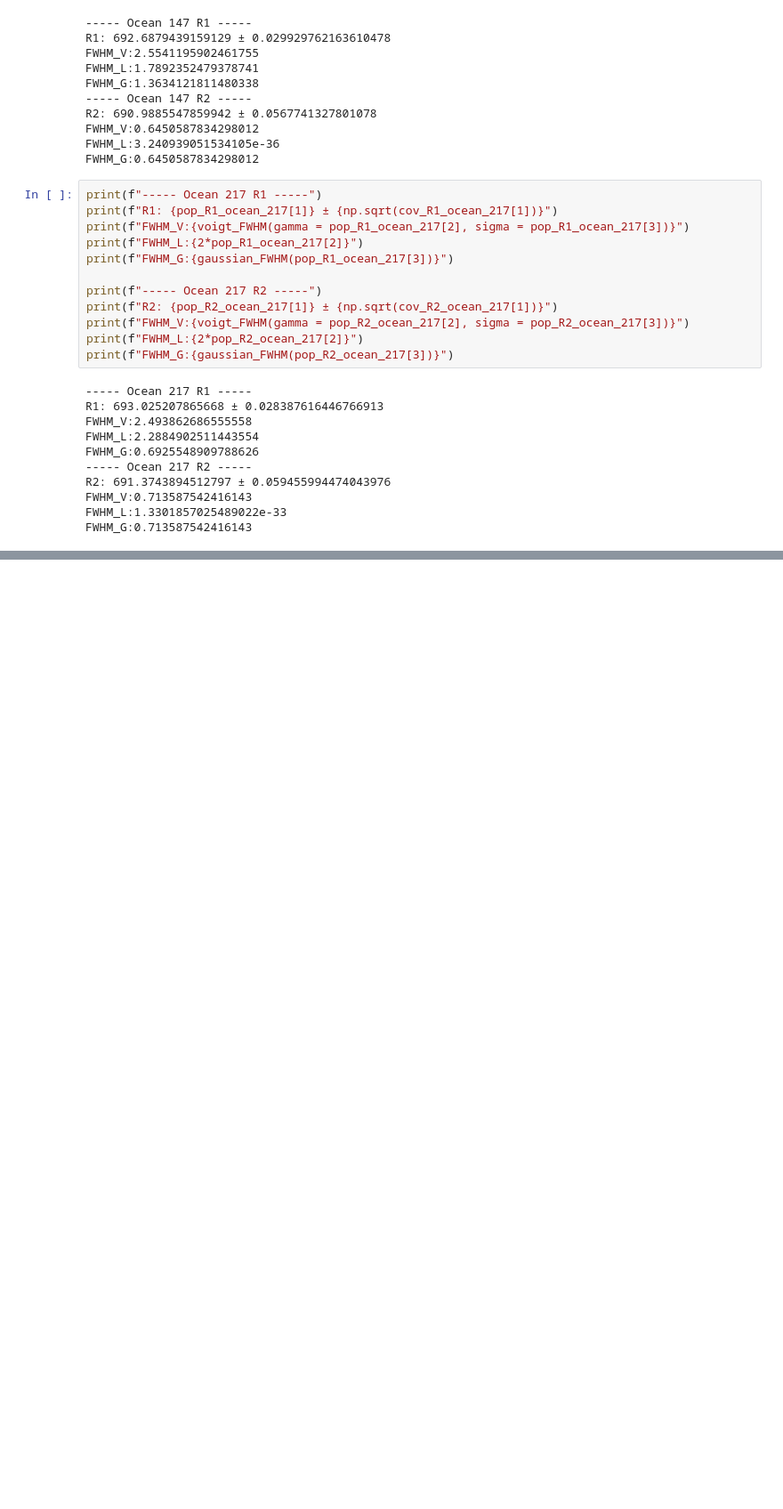
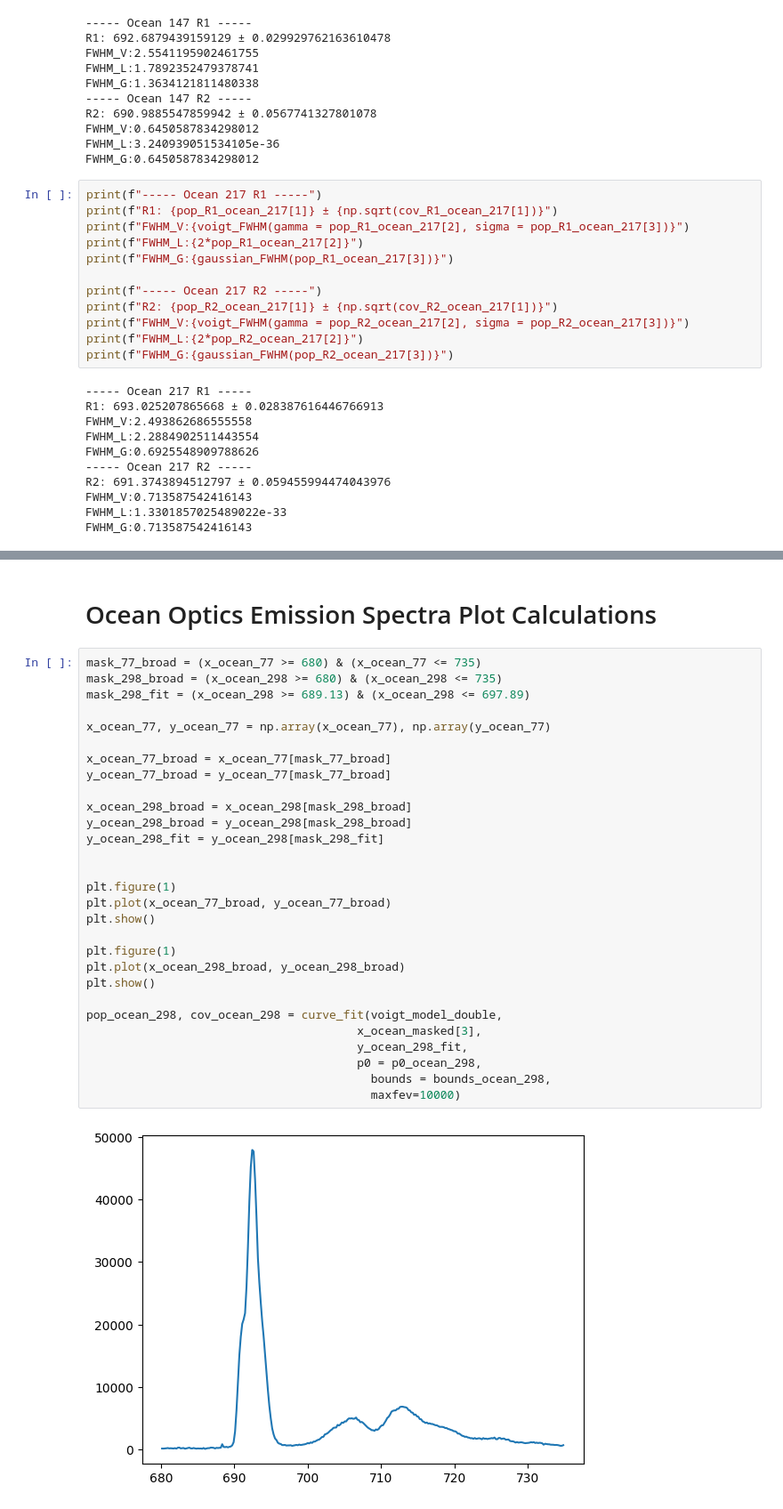
Before and after one commit to Sebastian426/Advanced-Lab-Code, a Jupyter notebook: Main_Results_Plots/Careful_Fits_Results_Table.ipynb, the cells around one changed output, grey strips where cells are left out. Shown at 89% size. Cells and saved outputs as stored; diff of their text form; blank space fills up the shorter version.

```diff
--- a/Main_Results_Plots/Careful_Fits_Results_Table.ipynb
+++ b/Main_Results_Plots/Careful_Fits_Results_Table.ipynb
@@ -844,0 +853,33 @@ FWHM_G:0.7615512631723147
+# %% [markdown]
+# Ocean Optics Emission Spectra Plot Calculations
+# %%
+mask_77_broad = (x_ocean_77 >= 680) & (x_ocean_77 <= 735)
+mask_298_broad = (x_ocean_298 >= 680) & (x_ocean_298 <= 735)
+mask_298_fit = (x_ocean_298 >= 689.13) & (x_ocean_298 <= 697.89)
+
+x_ocean_77, y_ocean_77 = np.array(x_ocean_77), np.array(y_ocean_77)
+
+x_ocean_77_broad = x_ocean_77[mask_77_broad]
+y_ocean_77_broad = y_ocean_77[mask_77_broad]
+
+x_ocean_298_broad = x_ocean_298[mask_298_broad]
+y_ocean_298_broad = y_ocean_298[mask_298_broad]
+y_ocean_298_fit = y_ocean_298[mask_298_fit]
+
+
+plt.figure(1)
+plt.plot(x_ocean_77_broad, y_ocean_77_broad)
+plt.show()
+
+plt.figure(1)
+plt.plot(x_ocean_298_broad, y_ocean_298_broad)
+plt.show()
+
+pop_ocean_298, cov_ocean_298 = curve_fit(voigt_model_double,
+                                       x_ocean_masked[3],
+                                       y_ocean_298_fit,
+                                       p0 = p0_ocean_298,
+                                         bounds = bounds_ocean_298,
+                                         maxfev=10000)
+# %% [output]
+[figure, added]
```
Also changed, not shown: parts of 8 cells of this notebook, 8 other files.
